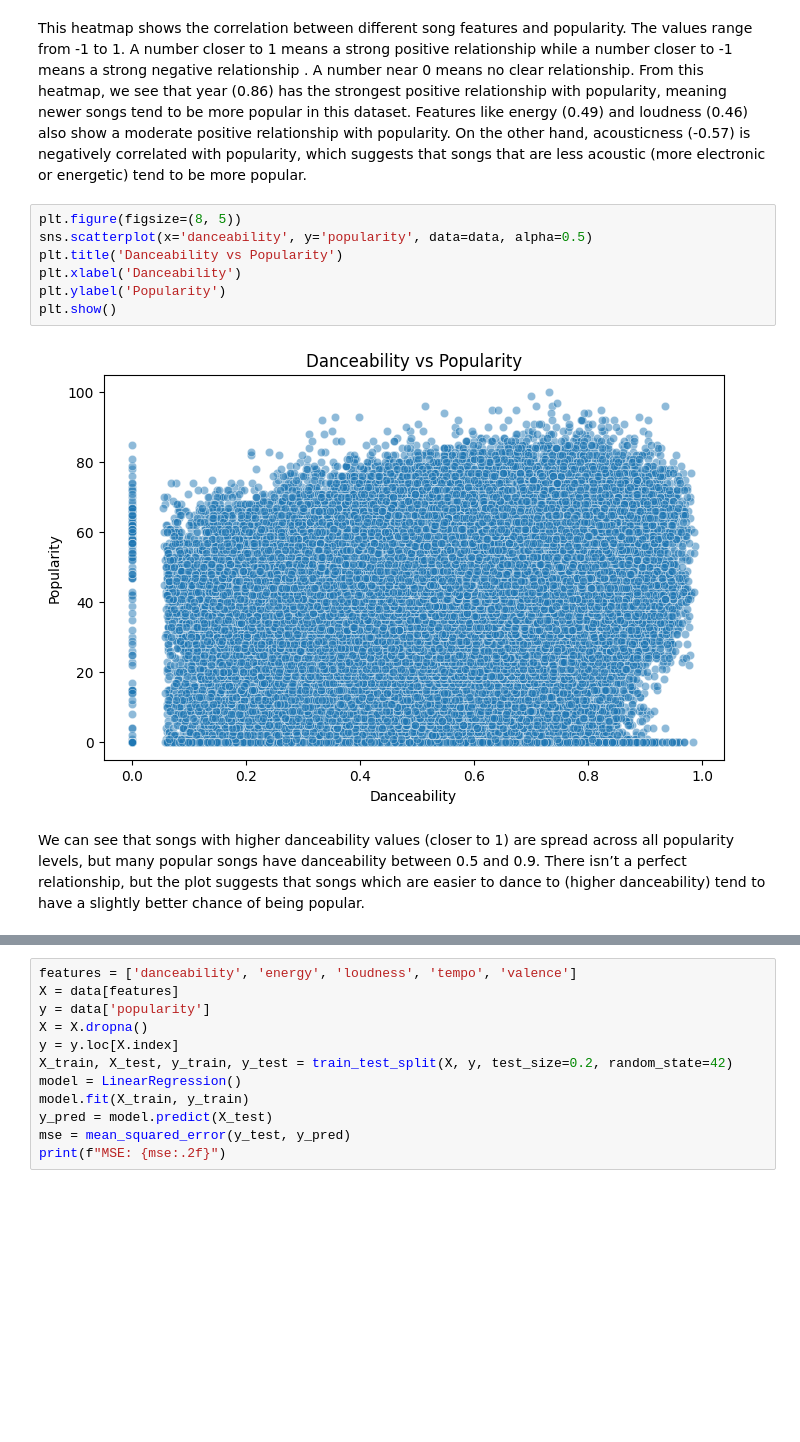
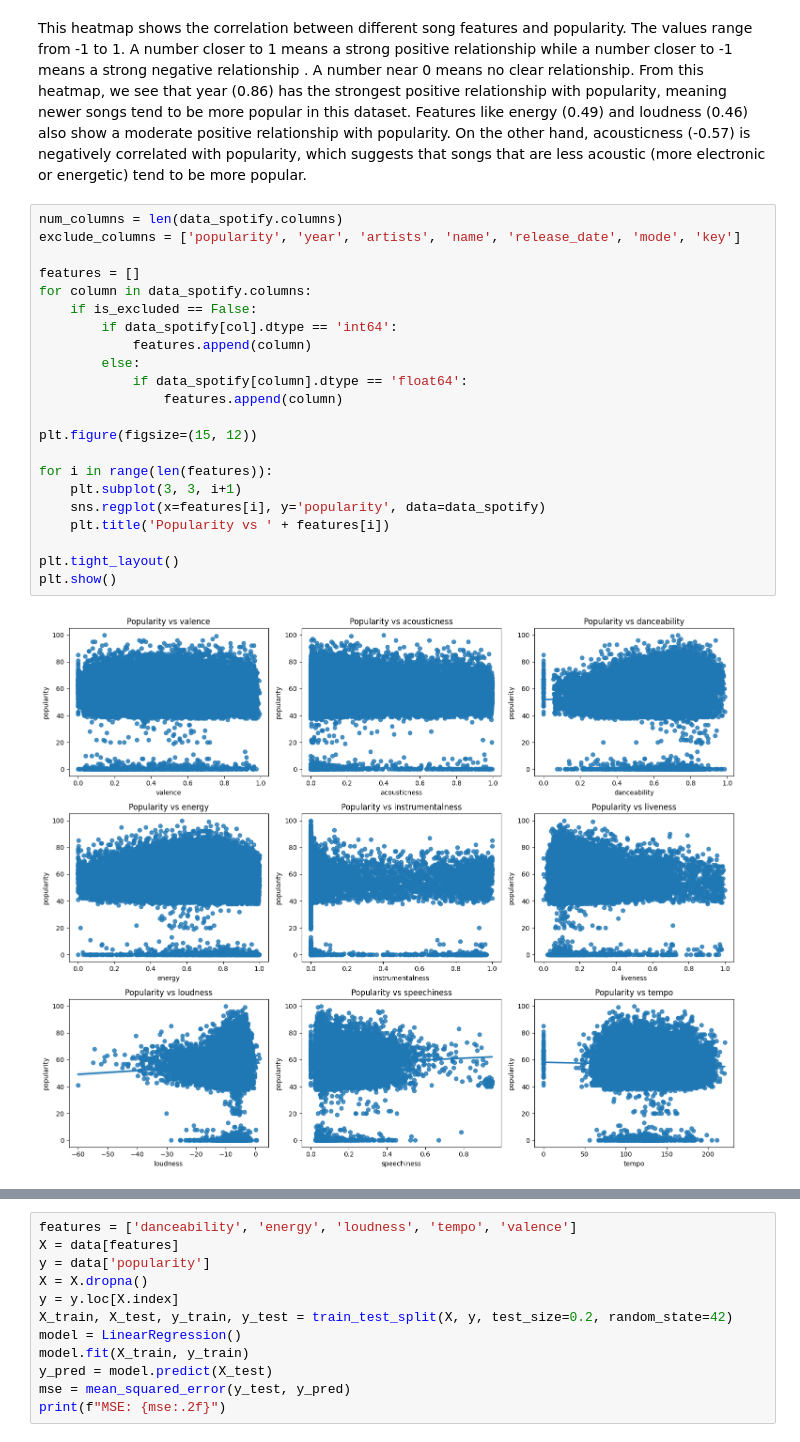
Before and after one commit to mohsayegh/spotify-data-analysis, a Jupyter notebook: spotify_project.ipynb, the cells around one changed output, grey strips where cells are left out. Drawn from its saved outputs; the diff is of its cells as text; blank space fills up the shorter version.

```diff
--- a/spotify_project.ipynb
+++ b/spotify_project.ipynb
@@ -85,14 +89,27 @@ plt.show()
 [figure]
 # %% [markdown]
 This heatmap shows the correlation between different song features and popularity. The values range from -1 to 1. A number closer to 1 means a strong positive relationship while a number closer to -1 means a strong negative relationship . A number near 0 means no clear relationship. From this heatmap, we see that year (0.86) has the strongest positive relationship with popularity, meaning newer songs tend to be more popular in this dataset. Features like energy (0.49) and loudness (0.46) also show a moderate positive relationship with popularity. On the other hand, acousticness (-0.57) is negatively correlated with popularity, which suggests that songs that are less acoustic (more electronic or energetic) tend to be more popular.
-# %%
-plt.figure(figsize=(8, 5))
-sns.scatterplot(x='danceability', y='popularity', data=data, alpha=0.5)
-plt.title('Danceability vs Popularity')
-plt.xlabel('Danceability')
-plt.ylabel('Popularity')
-plt.show()
-# %% [output]
-[figure, removed]
-# %% [markdown]
-We can see that songs with higher danceability values (closer to 1) are spread across all popularity levels, but many popular songs have danceability between 0.5 and 0.9. There isn’t a perfect relationship, but the plot suggests that songs which are easier to dance to (higher danceability) tend to have a slightly better chance of being popular.
+# %%
+num_columns = len(data_spotify.columns)
+exclude_columns = ['popularity', 'year', 'artists', 'name', 'release_date', 'mode', 'key']
+
+features = []
+for column in data_spotify.columns:
+    if is_excluded == False:
+        if data_spotify[col].dtype == 'int64':
+            features.append(column)
+        else:
+            if data_spotify[column].dtype == 'float64':
+                features.append(column)
+
+plt.figure(figsize=(15, 12))
+
+for i in range(len(features)):
+    plt.subplot(3, 3, i+1)
+    sns.regplot(x=features[i], y='popularity', data=data_spotify)
+    plt.title('Popularity vs ' + features[i])
+
+plt.tight_layout()
+plt.show()
+# %% [output]
+[figure, added]
```
Also changed, not shown: parts of 9 cells of this notebook.
